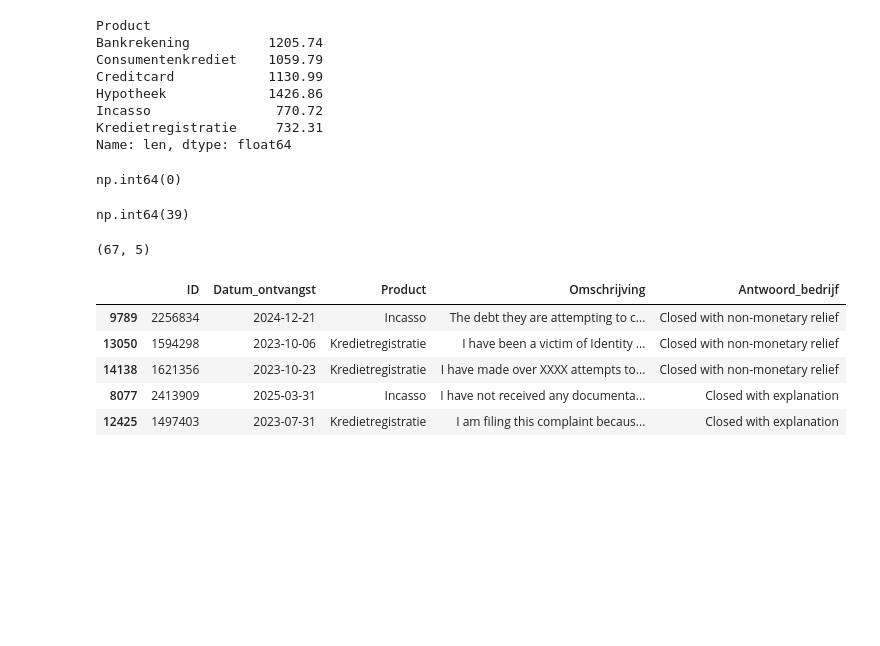
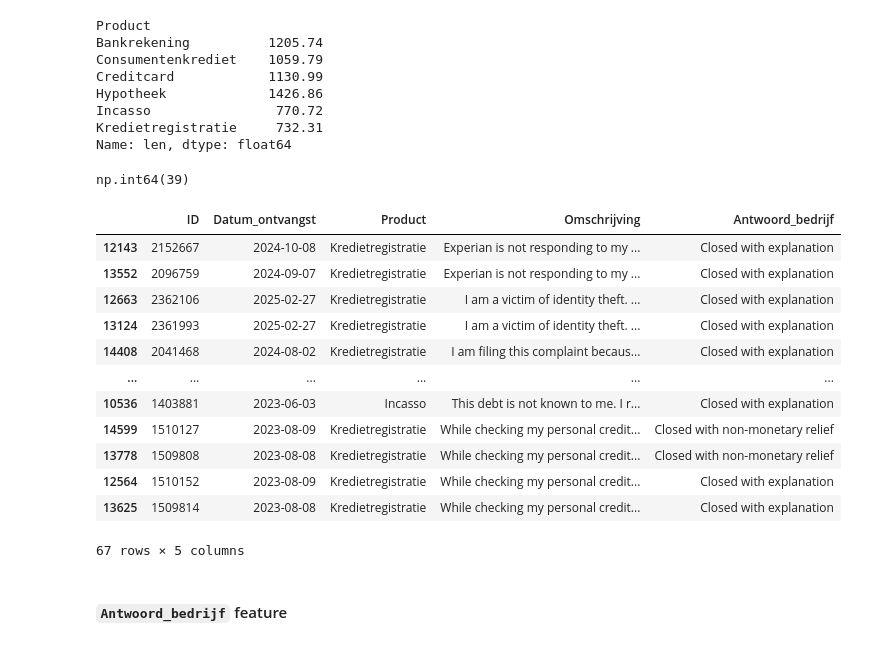
Before and after one commit to OdessaA/dataproject_1, a Jupyter notebook: EDA_klachten.ipynb, the cells around one changed output. Drawn from its saved outputs; the diff is of its cells as text; code cells hidden in the pictures; blank space fills up the shorter version.

```diff
--- a/EDA_klachten.ipynb
+++ b/EDA_klachten.ipynb
@@ -103,9 +120,4 @@ Hypotheek             1426.86
 Incasso                770.72
 Kredietregistratie     732.31
 Name: len, dtype: float64
-# %%
-# Aantal null-waarden in de kolom 'Omschrijving'
-exploratie_df['Omschrijving'].isna().sum()
-# %% [output]
-np.int64(0)
 # %%
@@ -114,5 +126,26 @@ train_df['Omschrijving'].duplicated().sum()
 # %% [output]
 np.int64(39)
 # %%
-# Dataset kopiëren om duplicaten te verkennen
-explore_duplicates = train_df.copy()
+# Rijen met duplicaten selecteren
+explore_duplicates = train_df.loc[
+    train_df['Omschrijving'].duplicated(keep=False)
+].copy()
+
+# Sorteren zodat de duplicates bij elkaar staan
+explore_duplicates = explore_duplicates.sort_values('Omschrijving')
+
+explore_duplicates
+# %% [output]
+|  | ID | Datum_ontvangst | Product | Omschrijving | Antwoord_bedrijf |
+| 12143 | 2152667 | 2024-10-08 | Kredietregistratie | Experian is not responding to my ... | Closed with explanation |
+| 13552 | 2096759 | 2024-09-07 | Kredietregistratie | Experian is not responding to my ... | Closed with explanation |
+| 12663 | 2362106 | 2025-02-27 | Kredietregistratie | I am a victim of identity theft. ... | Closed with explanation |
+| 13124 | 2361993 | 2025-02-27 | Kredietregistratie | I am a victim of identity theft. ... | Closed with explanation |
+| 14408 | 2041468 | 2024-08-02 | Kredietregistratie | I am filing this complaint becaus... | Closed with explanation |
+| ... | ... | ... | ... | ... | ... |
+| 10536 | 1403881 | 2023-06-03 | Incasso | This debt is not known to me. I r... | Closed with explanation |
+| 14599 | 1510127 | 2023-08-09 | Kredietregistratie | While checking my personal credit... | Closed with non-monetary relief |
+| 13778 | 1509808 | 2023-08-08 | Kredietregistratie | While checking my personal credit... | Closed with non-monetary relief |
+| 12564 | 1510152 | 2023-08-09 | Kredietregistratie | While checking my personal credit... | Closed with explanation |
+| 13625 | 1509814 | 2023-08-08 | Kredietregistratie | While checking my personal credit... | Closed with explanation |
+67 rows × 5 columns
@@ -124,14 +152,2 @@ explore_duplicates = explore_duplicates.loc[
-# %%
-# Vorm van de dataset met duplicaten
-explore_duplicates.shape
-# %% [output]
-(67, 5)
-# %%
-explore_duplicates.head()
-# %% [output]
-|  | ID | Datum_ontvangst | Product | Omschrijving | Antwoord_bedrijf |
-| 9789 | 2256834 | 2024-12-21 | Incasso | The debt they are attempting to c... | Closed with non-monetary relief |
-| 13050 | 1594298 | 2023-10-06 | Kredietregistratie | I have been a victim of Identity ... | Closed with non-monetary relief |
-| 14138 | 1621356 | 2023-10-23 | Kredietregistratie | I have made over XXXX attempts to... | Closed with non-monetary relief |
-| 8077 | 2413909 | 2025-03-31 | Incasso | I have not received any documenta... | Closed with explanation |
-| 12425 | 1497403 | 2023-07-31 | Kredietregistratie | I am filing this complaint becaus... | Closed with explanation |
+# %% [markdown]
+#### `Antwoord_bedrijf` feature
```
Also changed, not shown: parts of 23 cells of this notebook.
